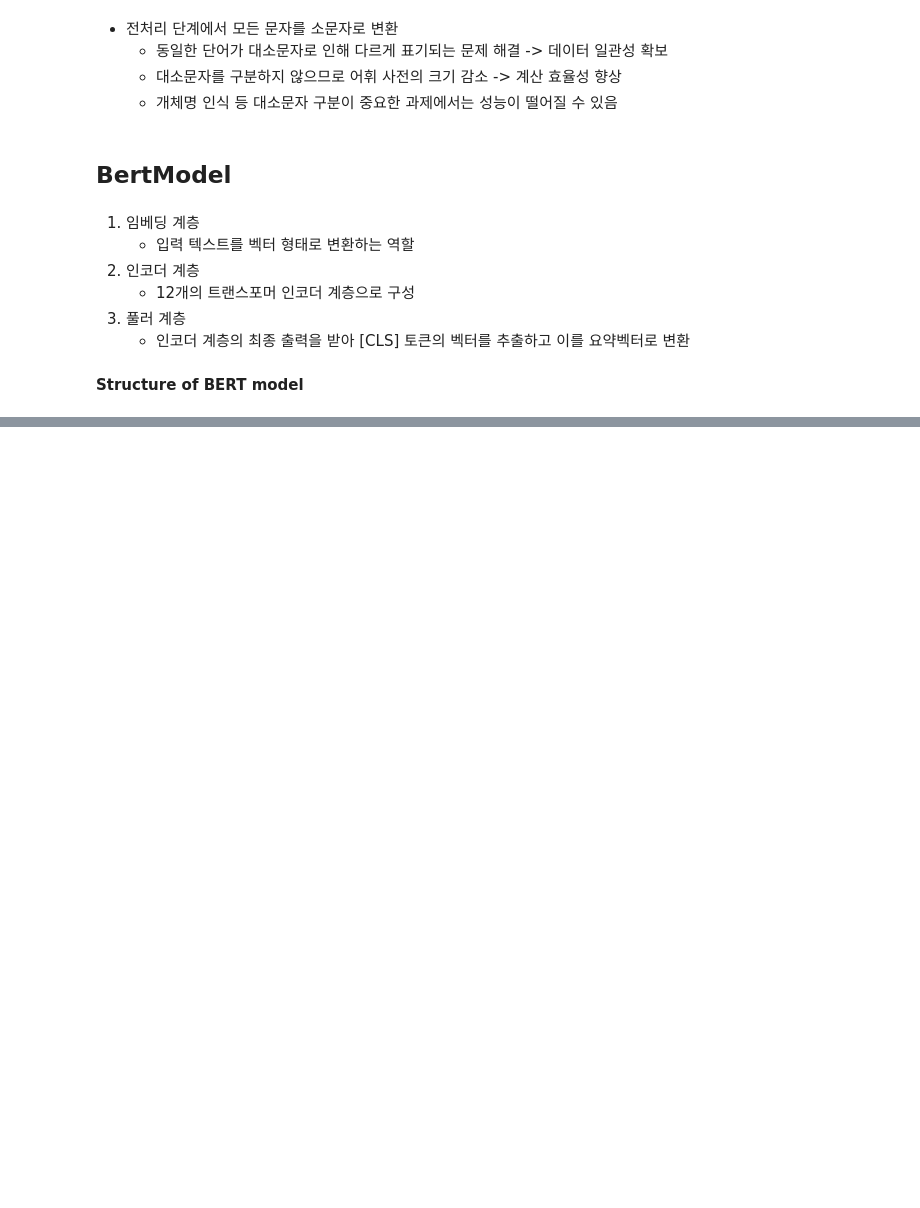
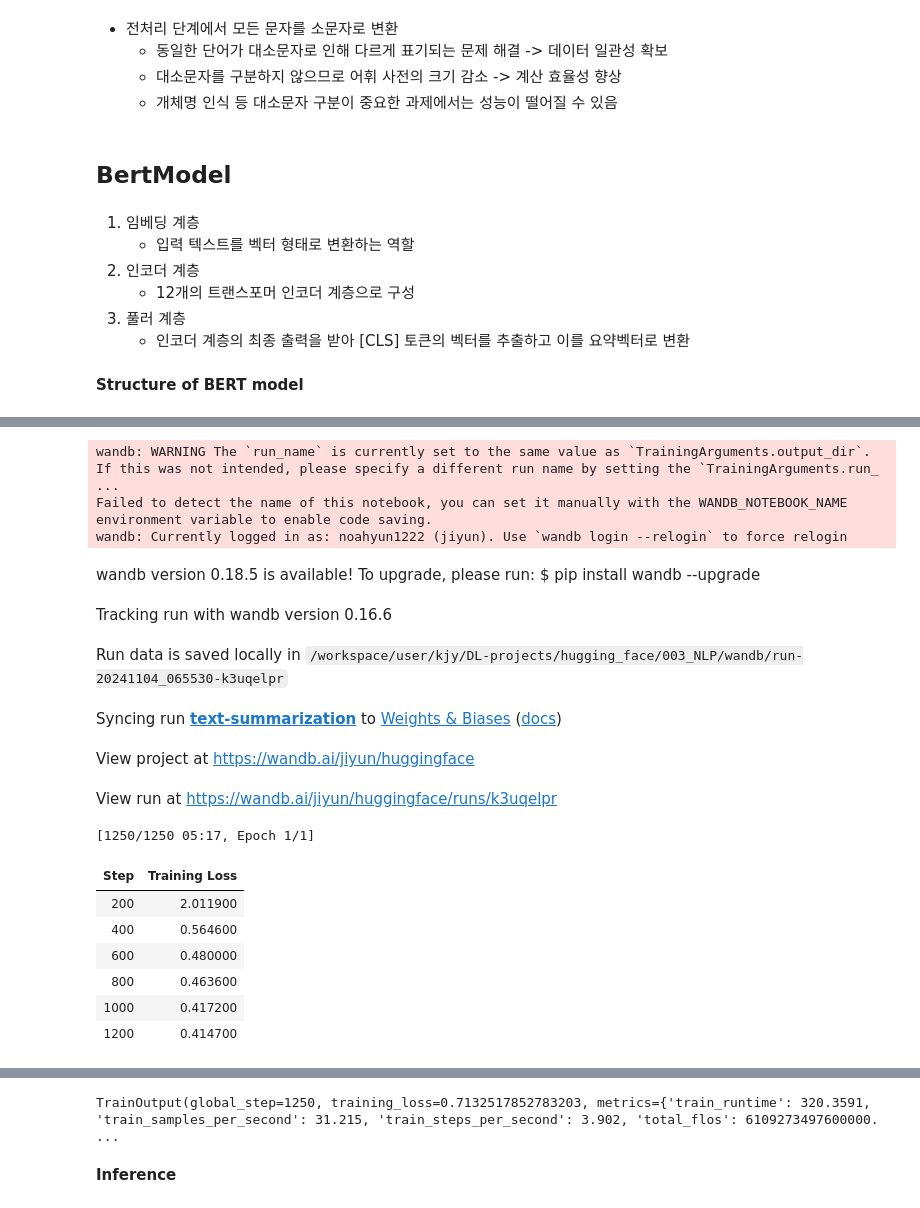
Before and after one commit to JYKai/hugging-face, a Jupyter notebook: 003_NLP/003_NLP.ipynb, the cells around one changed output, grey strips where cells are left out. Drawn from its saved outputs; the diff is of its cells as text; code cells hidden in the pictures; blank space fills up the shorter version.

```diff
--- a/003_NLP/003_NLP.ipynb
+++ b/003_NLP/003_NLP.ipynb
@@ -92,0 +427,2 @@ L activation
+# %%
+tokenizer.model_max_length = model.config.max_position_embeddings
@@ -92,0 +473,19 @@ L activation
+# %%
+seq2seq_collator = DataCollatorForSeq2Seq(
+    tokenizer=tokenizer,
+    padding="longest",
+    return_tensors="pt"
+)
+
+seq2seq_dataloader = DataLoader(
+    processed_dataset["train"],
+    collate_fn=seq2seq_collator,
+    batch_size=4,
+    shuffle=False
+)
+
+seq2seq_iterator = iter(seq2seq_dataloader)
+seq2seq_batch = next(seq2seq_iterator)
+
+for key, value in seq2seq_batch.items():
+    print(f"{key}: {value.shape}")
@@ -92,0 +500,19 @@ L activation
+# %%
+training_args = Seq2SeqTrainingArguments(
+    output_dir="text-summarization",
+    per_device_train_batch_size=8,
+    per_device_eval_batch_size=16,
+    learning_rate=5e-5,
+    num_train_epochs=1,
+    eval_steps=200,
+    logging_steps=200,
+    seed=42
+)
+# %%
+trainer = Seq2SeqTrainer(
+    model=model,
+    args=training_args,
+    data_collator=seq2seq_collator,
+    train_dataset=processed_dataset["train"].select(range(10000)),
+    eval_dataset=processed_dataset["validation"].select(range(100))
+)
@@ -92,0 +536,20 @@ L activation
+# %%
+trainer.train()
+# %% [output]
+wandb: WARNING The `run_name` is currently set to the same value as `TrainingArguments.output_dir`. If this was not intended, please specify a different run name by setting the `TrainingArguments.run_ ...
+Failed to detect the name of this notebook, you can set it manually with the WANDB_NOTEBOOK_NAME environment variable to enable code saving.
+wandb: Currently logged in as: noahyun1222 (jiyun). Use `wandb login --relogin` to force relogin
+wandb version 0.18.5 is available! To upgrade, please run: $ pip install wandb --upgrade
+Tracking run with wandb version 0.16.6
+Run data is saved locally in /workspace/user/kjy/DL-projects/hugging_face/003_NLP/wandb/run-20241104_065530-k3uqelpr
+Syncing run text-summarization to Weights & Biases (docs)
+View project at https://wandb.ai/jiyun/huggingface
+View run at https://wandb.ai/jiyun/huggingface/runs/k3uqelpr
+[1250/1250 05:17, Epoch 1/1]
+| Step | Training Loss |
+| 200 | 2.011900 |
+| 400 | 0.564600 |
+| 600 | 0.480000 |
+| 800 | 0.463600 |
+| 1000 | 0.417200 |
+| 1200 | 0.414700 |
@@ -92,0 +573,3 @@ L activation
+TrainOutput(global_step=1250, training_loss=0.7132517852783203, metrics={'train_runtime': 320.3591, 'train_samples_per_second': 31.215, 'train_steps_per_second': 3.902, 'total_flos': 6109273497600000. ...
+# %% [markdown]
+**Inference**
```
Also changed, not shown: parts of 136 cells of this notebook.
